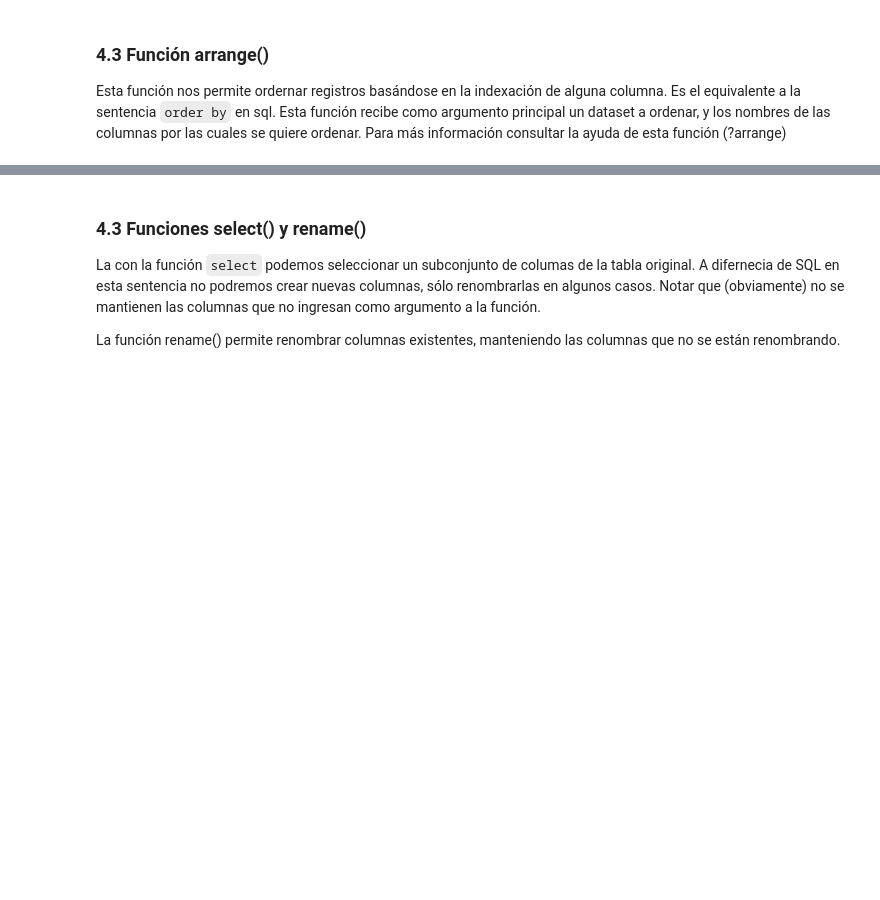
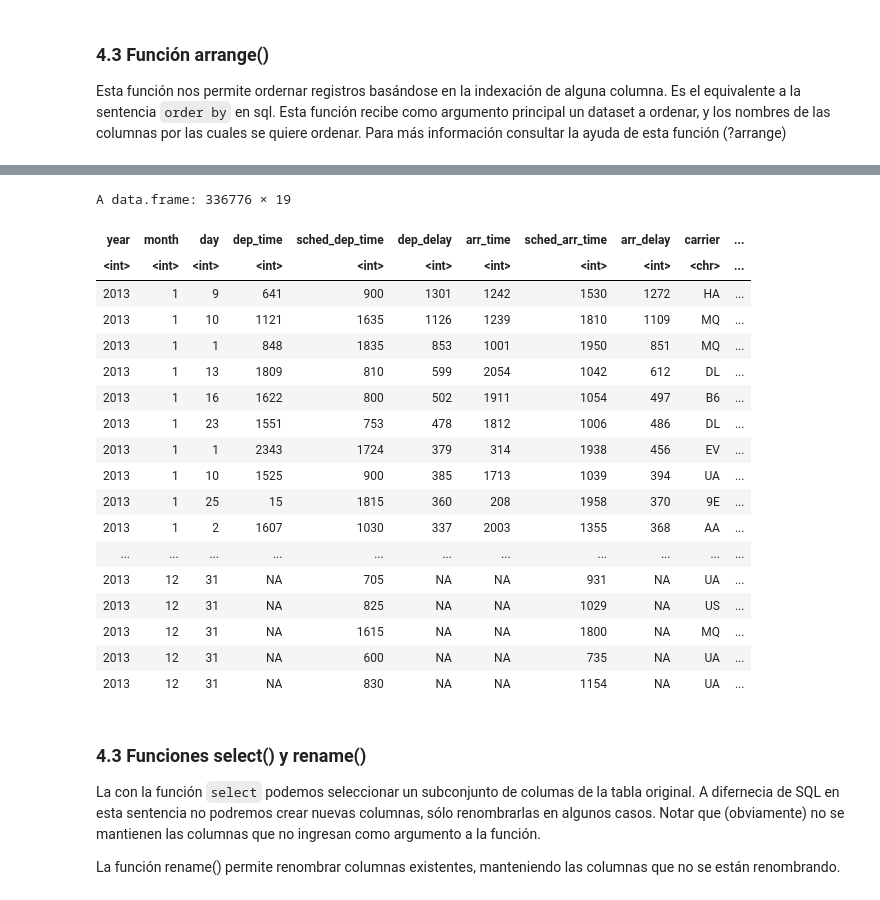
Before and after one commit to kerlesuwu/DBDC_202010_Programacion_en_R_para_ciencia_de_datos, a Jupyter notebook: Clases/Clase3/Clase3_01_manipulacion_de_tablas_I.ipynb, the cells around one changed output, grey strips where cells are left out. Cells and saved outputs as stored; diff of their text form; code cells hidden in the pictures; blank space fills up the shorter version.

```diff
--- a/Clases/Clase3/Clase3_01_manipulacion_de_tablas_I.ipynb
+++ b/Clases/Clase3/Clase3_01_manipulacion_de_tablas_I.ipynb
@@ -416,3 +458,25 @@ Esta función recibe como argumento principal un dataset a ordenar, y los nombre
+# %%
+arrange(vuelos, month, desc(arr_delay) )
+# %% [output]
+A data.frame: 336776 × 19
+| year | month | day | dep_time | sched_dep_time | dep_delay | arr_time | sched_arr_time | arr_delay | carrier | ... |
+| <int> | <int> | <int> | <int> | <int> | <int> | <int> | <int> | <int> | <chr> | ... |
+| 2013 | 1 | 9 | 641 | 900 | 1301 | 1242 | 1530 | 1272 | HA | ... |
+| 2013 | 1 | 10 | 1121 | 1635 | 1126 | 1239 | 1810 | 1109 | MQ | ... |
+| 2013 | 1 | 1 | 848 | 1835 | 853 | 1001 | 1950 | 851 | MQ | ... |
+| 2013 | 1 | 13 | 1809 | 810 | 599 | 2054 | 1042 | 612 | DL | ... |
+| 2013 | 1 | 16 | 1622 | 800 | 502 | 1911 | 1054 | 497 | B6 | ... |
+| 2013 | 1 | 23 | 1551 | 753 | 478 | 1812 | 1006 | 486 | DL | ... |
+| 2013 | 1 | 1 | 2343 | 1724 | 379 | 314 | 1938 | 456 | EV | ... |
+| 2013 | 1 | 10 | 1525 | 900 | 385 | 1713 | 1039 | 394 | UA | ... |
+| 2013 | 1 | 25 | 15 | 1815 | 360 | 208 | 1958 | 370 | 9E | ... |
+| 2013 | 1 | 2 | 1607 | 1030 | 337 | 2003 | 1355 | 368 | AA | ... |
+| ... | ... | ... | ... | ... | ... | ... | ... | ... | ... | ... |
+| 2013 | 12 | 31 | NA | 705 | NA | NA | 931 | NA | UA | ... |
+| 2013 | 12 | 31 | NA | 825 | NA | NA | 1029 | NA | US | ... |
+| 2013 | 12 | 31 | NA | 1615 | NA | NA | 1800 | NA | MQ | ... |
+| 2013 | 12 | 31 | NA | 600 | NA | NA | 735 | NA | UA | ... |
+| 2013 | 12 | 31 | NA | 830 | NA | NA | 1154 | NA | UA | ... |
 # %% [markdown]
 ### 4.3 Funciones select() y rename()
 
```
Also changed, not shown: parts of 43 cells of this notebook.
